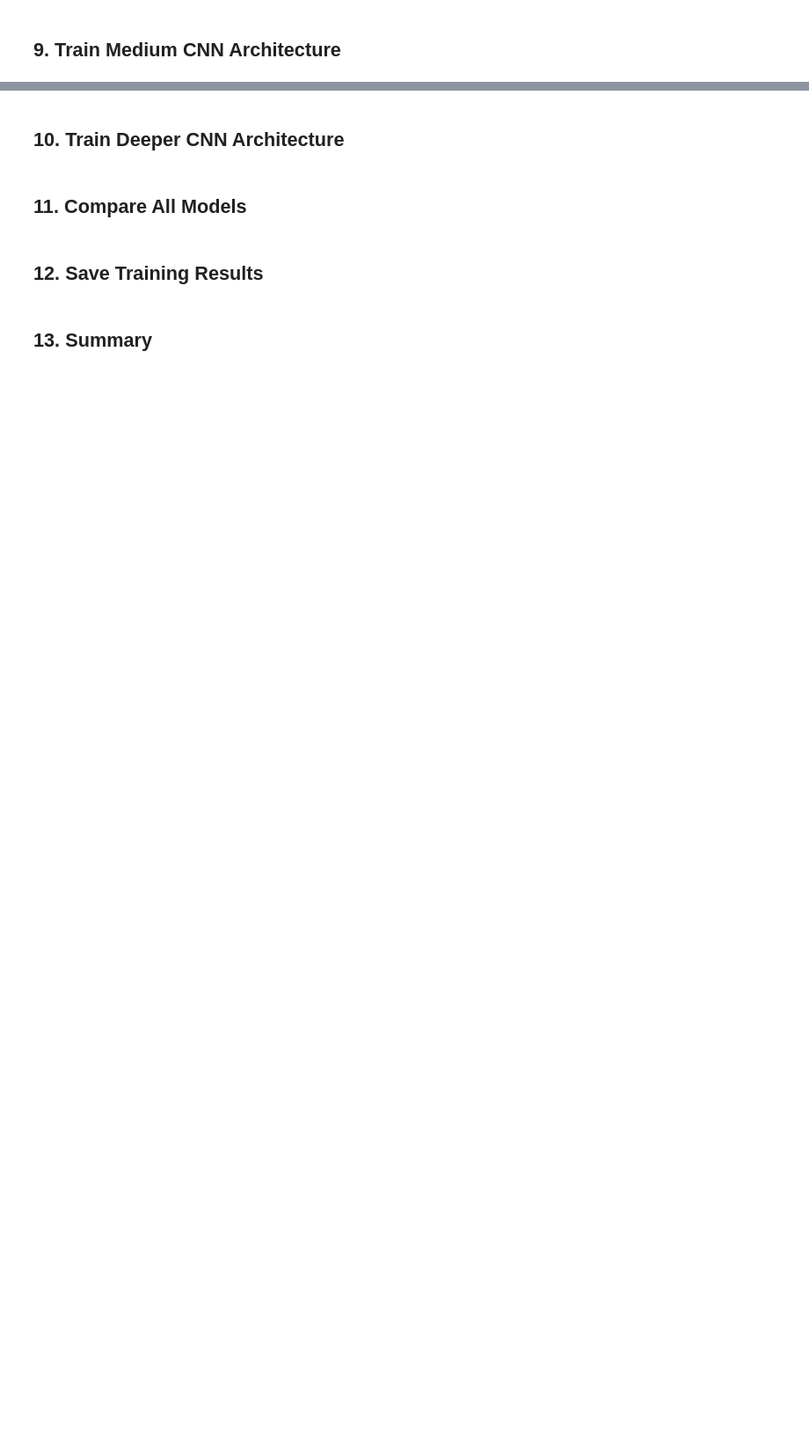
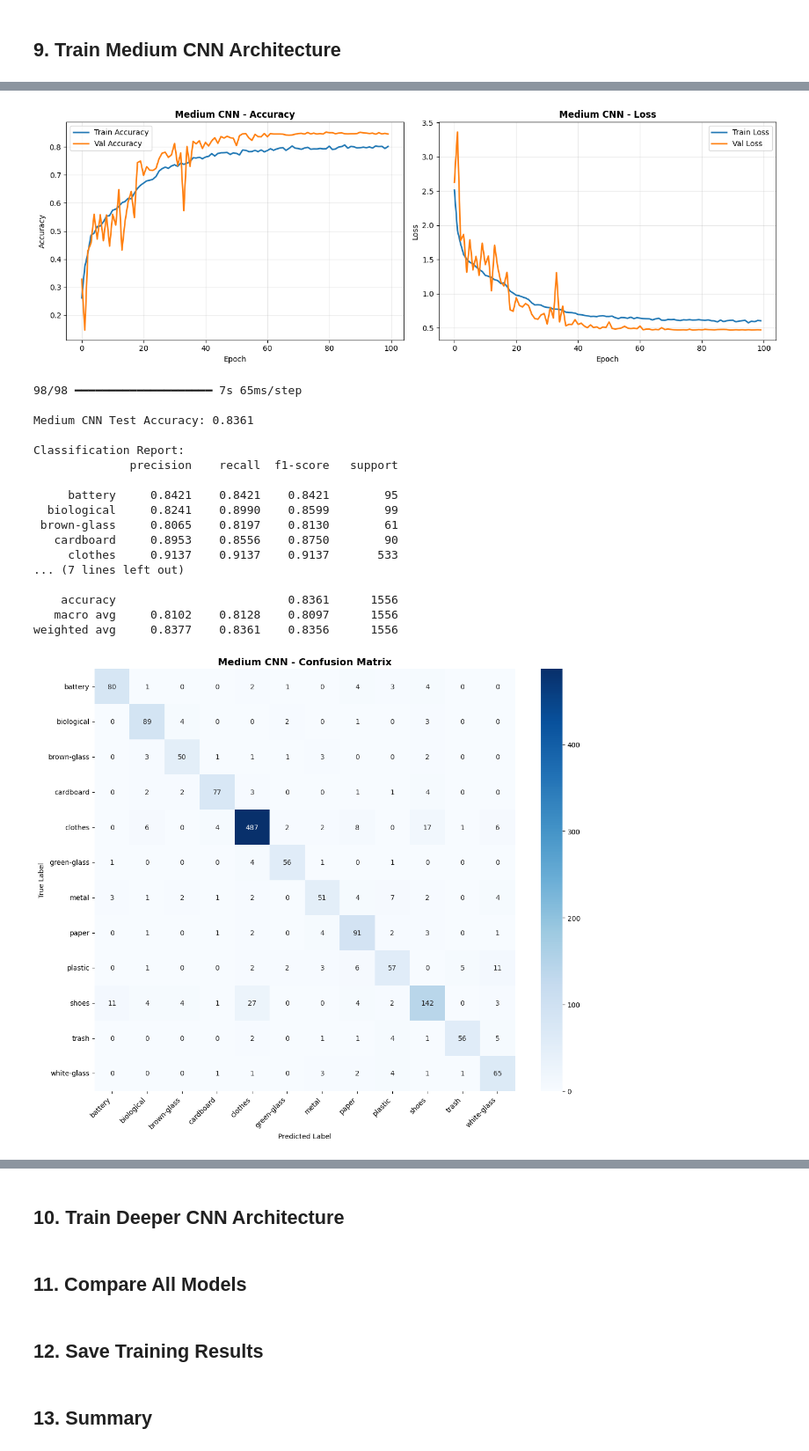
Before and after one commit to anindyaprayoga/waste-sorter-ai, a Jupyter notebook: 03_cnn_baseline_training.ipynb, the cells around one changed output, grey strips where cells are left out. Shown at 88% size. Drawn from its saved outputs; the diff is of its cells as text; code cells hidden in the pictures; blank space fills up the shorter version.

```diff
--- a/03_cnn_baseline_training.ipynb
+++ b/03_cnn_baseline_training.ipynb
@@ -549,0 +636,29 @@ acc_medium, report_medium, cm_medium = evaluate_model(model_medium, test_generat
+# %%
+plot_training_history(history_medium, 'Medium CNN')
+
+model_medium.load_weights(str(MODELS_DIR / 'medium_cnn_best.keras'))
+acc_medium, report_medium, cm_medium = evaluate_model(model_medium, test_generator, 'Medium CNN')
+
+# Cleanup memory before training next model
+del model_medium
+clear_memory()
+# %% [output]
+[figure, added]
+98/98 ━━━━━━━━━━━━━━━━━━━━ 7s 65ms/step
+
+Medium CNN Test Accuracy: 0.8361
+
+Classification Report:
+              precision    recall  f1-score   support
+
+     battery     0.8421    0.8421    0.8421        95
+  biological     0.8241    0.8990    0.8599        99
+ brown-glass     0.8065    0.8197    0.8130        61
+   cardboard     0.8953    0.8556    0.8750        90
+     clothes     0.9137    0.9137    0.9137       533
+... (7 lines left out)
+
+    accuracy                         0.8361      1556
+   macro avg     0.8102    0.8128    0.8097      1556
+weighted avg     0.8377    0.8361    0.8356      1556
+[figure, added]
```
Also changed, not shown: parts of 12 cells of this notebook.
